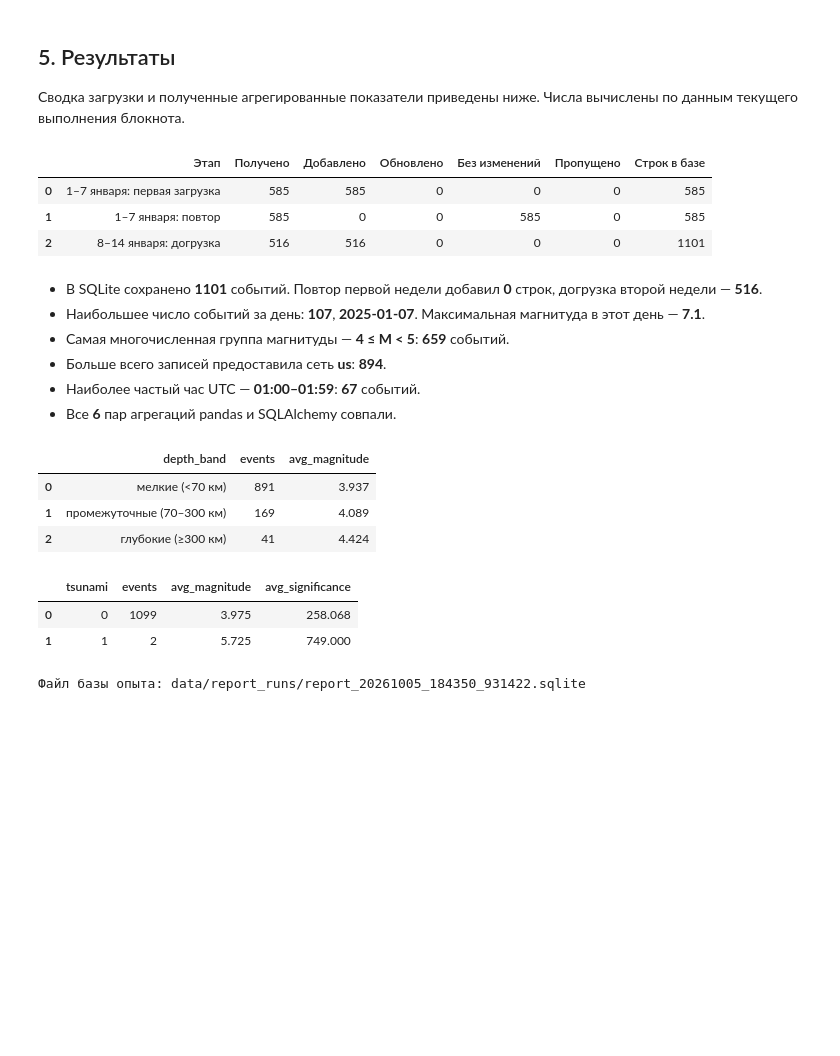
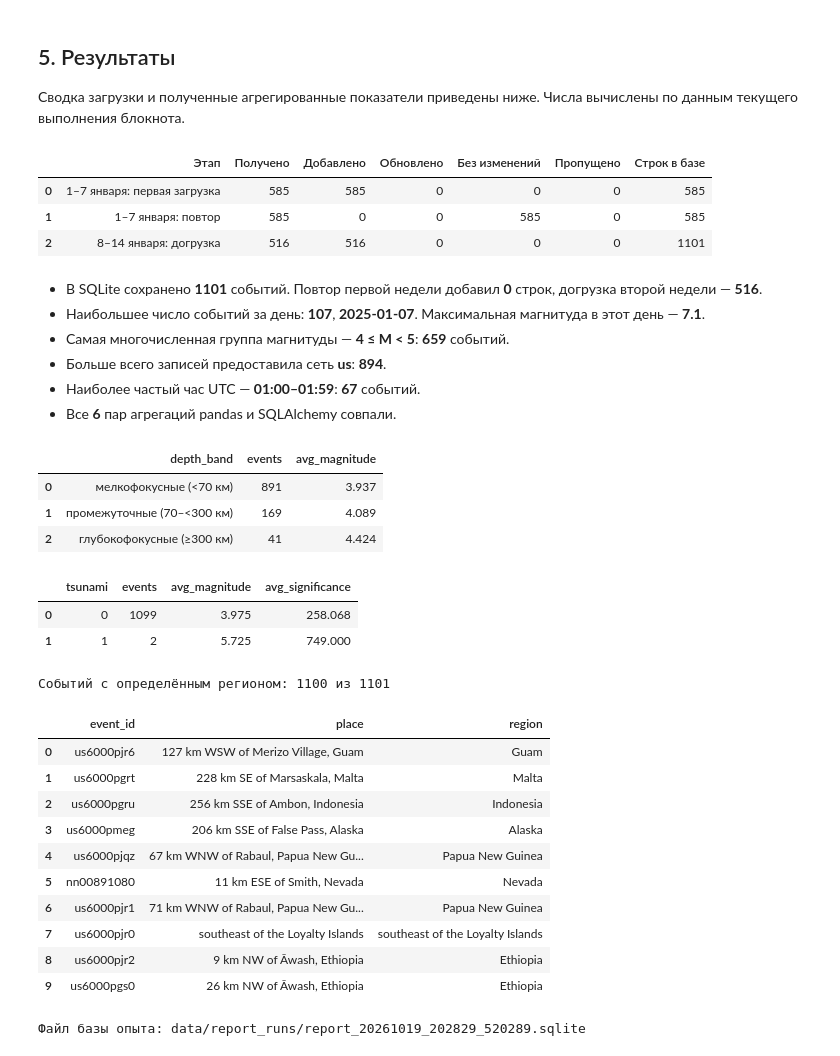
Before and after one commit to Sofa-maruysh/pda-lab1-usgs-earthquakes, a Jupyter notebook: lab1_usgs.ipynb, the cells around one changed output. Saved outputs shown, nothing was run; the diff lists cells and outputs as text; code cells hidden in the pictures; blank space fills up the shorter version.

```diff
--- a/lab1_usgs.ipynb
+++ b/lab1_usgs.ipynb
@@ -321,7 +400,7 @@ display(pd.DataFrame([first_load]))
 with engine.connect() as connection:
     sample = pd.read_sql_query(
         select(Earthquake.event_id, Earthquake.occurred_at, Earthquake.magnitude,
-               Earthquake.depth_km, Earthquake.place)
+               Earthquake.depth_km, Earthquake.place, Earthquake.region)
         .order_by(Earthquake.occurred_at, Earthquake.event_id).limit(5), connection,
     )
 display(sample)
@@ -377,7 +461,7 @@ events["magnitude_band"] = pd.cut(
 )
 events["depth_band"] = pd.cut(
     events["depth_km"], [-float("inf"), 70, 300, float("inf")],
-    labels=["мелкие (<70 км)", "промежуточные (70–300 км)", "глубокие (≥300 км)"],
+    labels=["мелкофокусные (<70 км)", "промежуточные (70–<300 км)", "глубокофокусные (≥300 км)"],
     right=False,
 )
 
@@ -605,7 +691,7 @@ pd_hour = (
     events.groupby("hour_utc")
     .agg(events=("event_id", "size"), avg_magnitude=("magnitude", "mean"))
     .reset_index()
-    .sort_values("hour_utc")
+    .sort_values(["events", "hour_utc"], ascending=[False, True])
 )
 
 display(Markdown("**pandas**"), pd_hour.round(3))
@@ -615,7 +701,7 @@ query = (
     select(hour_sql, func.count().label("events"),
            func.avg(e.magnitude).label("avg_magnitude"))
     .group_by(hour_sql)
-    .order_by(hour_sql)
+    .order_by(func.count().desc(), hour_sql)
 )
 with engine.connect() as connection:
     sql_hour = pd.read_sql_query(query, connection)
@@ -736,40 +822,54 @@ largest_band = pd_magnitude.loc[pd_magnitude["events"].idxmax()]
 largest_network = pd_network.loc[pd_network["events"].idxmax()]
 busiest_hour = pd_hour.loc[pd_hour["events"].idxmax()]
 display(Markdown(
     f"- В SQLite сохранено **{len(events)}** событий. Повтор первой недели добавил "
     f"**{repeated_load['Добавлено']}** строк, догрузка второй недели — **{second_load['Добавлено']}**.\n"
     f"- Наибольшее число событий за день: **{int(most_active['events'])}**, "
     f"**{most_active['day_utc']}**. Максимальная магнитуда в этот день — **{most_active['max_magnitude']:.1f}**.\n"
     f"- Самая многочисленная группа магнитуды — **{largest_band['magnitude_band']}**: "
     f"**{int(largest_band['events'])}** событий.\n"
     f"- Больше всего записей предоставила сеть **{largest_network['network']}**: "
     f"**{int(largest_network['events'])}**.\n"
     f"- Наиболее частый час UTC — **{busiest_hour['hour_utc']}:00–{busiest_hour['hour_utc']}:59**: "
     f"**{int(busiest_hour['events'])}** событий.\n"
     "- Все **6** пар агрегаций pandas и SQLAlchemy совпали."
 ))
 display(pd_depth.round(3), pd_tsunami.round(3))
+print("Событий с определённым регионом:", int(events["region"].notna().sum()), "из", len(events))
+display(events[["event_id", "place", "region"]].head(10))
 print("Файл базы опыта:", report_db.relative_to(PROJECT_DIR).as_posix())
 engine.dispose()
 # %% [output]
 |  | Этап | Получено | Добавлено | Обновлено | Без изменений | Пропущено | Строк в базе |
 | 0 | 1–7 января: первая загрузка | 585 | 585 | 0 | 0 | 0 | 585 |
 | 1 | 1–7 января: повтор | 585 | 0 | 0 | 585 | 0 | 585 |
 | 2 | 8–14 января: догрузка | 516 | 516 | 0 | 0 | 0 | 1101 |
 - В SQLite сохранено **1101** событий. Повтор первой недели добавил **0** строк, догрузка второй недели — **516**.
 - Наибольшее число событий за день: **107**, **2025-01-07**. Максимальная магнитуда в этот день — **7.1**.
 - Самая многочисленная группа магнитуды — **4 ≤ M < 5**: **659** событий.
 - Больше всего записей предоставила сеть **us**: **894**.
 - Наиболее частый час UTC — **01:00–01:59**: **67** событий.
 - Все **6** пар агрегаций pandas и SQLAlchemy совпали.
 |  | depth_band | events | avg_magnitude |
-| 0 | мелкие (<70 км) | 891 | 3.937 |
-| 1 | промежуточные (70–300 км) | 169 | 4.089 |
-| 2 | глубокие (≥300 км) | 41 | 4.424 |
+| 0 | мелкофокусные (<70 км) | 891 | 3.937 |
+| 1 | промежуточные (70–<300 км) | 169 | 4.089 |
+| 2 | глубокофокусные (≥300 км) | 41 | 4.424 |
 |  | tsunami | events | avg_magnitude | avg_significance |
 | 0 | 0 | 1099 | 3.975 | 258.068 |
 | 1 | 1 | 2 | 5.725 | 749.000 |
-Файл базы опыта: data/report_runs/report_20261005_184350_931422.sqlite
+Событий с определённым регионом: 1100 из 1101
+|  | event_id | place | region |
+| 0 | us6000pjr6 | 127 km WSW of Merizo Village, Guam | Guam |
+| 1 | us6000pgrt | 228 km SE of Marsaskala, Malta | Malta |
+| 2 | us6000pgru | 256 km SSE of Ambon, Indonesia | Indonesia |
+| 3 | us6000pmeg | 206 km SSE of False Pass, Alaska | Alaska |
+| 4 | us6000pjqz | 67 km WNW of Rabaul, Papua New Gu... | Papua New Guinea |
+| 5 | nn00891080 | 11 km ESE of Smith, Nevada | Nevada |
+| 6 | us6000pjr1 | 71 km WNW of Rabaul, Papua New Gu... | Papua New Guinea |
+| 7 | us6000pjr0 | southeast of the Loyalty Islands | southeast of the Loyalty Islands |
+| 8 | us6000pjr2 | 9 km NW of Āwash, Ethiopia | Ethiopia |
+| 9 | us6000pgs0 | 26 km NW of Āwash, Ethiopia | Ethiopia |
+Файл базы опыта: data/report_runs/report_20261019_202829_520289.sqlite
 # %% [markdown]
 ## 6. Выводы по проделанной работе
 
```
Also changed, not shown: parts of 16 cells of this notebook, 6 other files.
